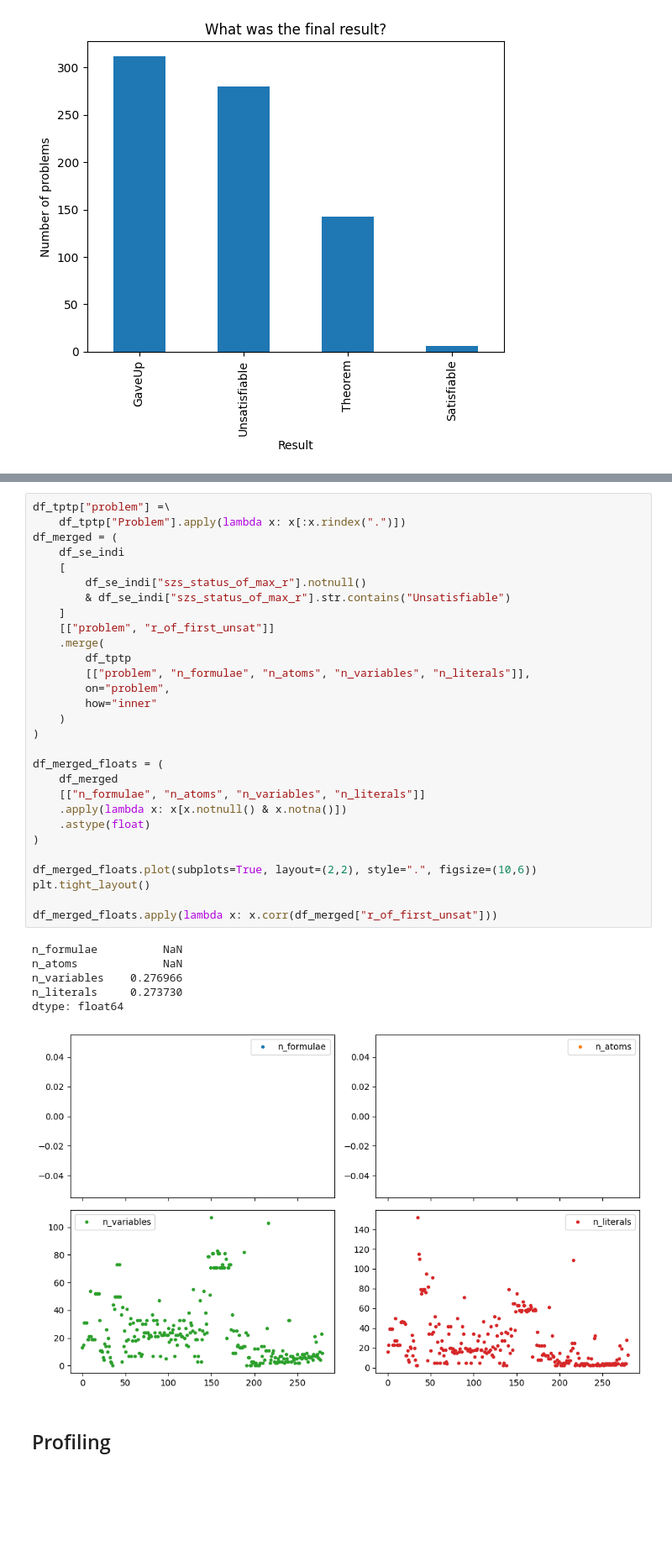
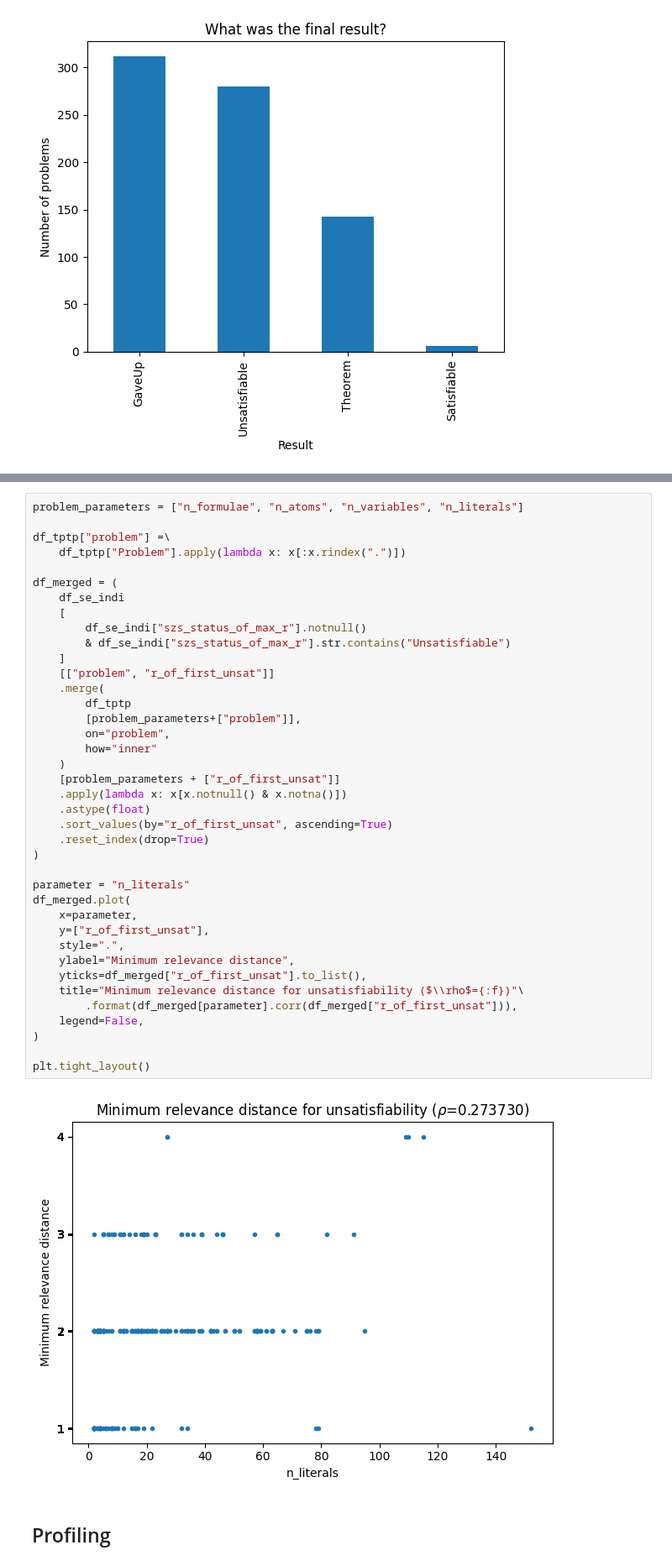
Before and after one commit to GehriJan/coursework-pyres, a Jupyter notebook: src/notebook.ipynb, the cells around one changed output, grey strips where cells are left out. Shown at 84% size. Cells and saved outputs as stored; diff of their text form; blank space fills up the shorter version.

Commit message:
feat: added chart

```diff
--- a/src/notebook.ipynb
+++ b/src/notebook.ipynb
@@ -495,39 +464,44 @@ df_tptp
 # %%
+problem_parameters = ["n_formulae", "n_atoms", "n_variables", "n_literals"]
+
 df_tptp["problem"] =\
     df_tptp["Problem"].apply(lambda x: x[:x.rindex(".")])
+
 df_merged = (
     df_se_indi
     [
         df_se_indi["szs_status_of_max_r"].notnull()
         & df_se_indi["szs_status_of_max_r"].str.contains("Unsatisfiable")
     ]
     [["problem", "r_of_first_unsat"]]
     .merge(
         df_tptp
-        [["problem", "n_formulae", "n_atoms", "n_variables", "n_literals"]],
+        [problem_parameters+["problem"]],
         on="problem",
         how="inner"
     )
+    [problem_parameters + ["r_of_first_unsat"]]
+    .apply(lambda x: x[x.notnull() & x.notna()])
+    .astype(float)
+    .sort_values(by="r_of_first_unsat", ascending=True)
+    .reset_index(drop=True)
 )
 
-df_merged_floats = (
-    df_merged
-    [["n_formulae", "n_atoms", "n_variables", "n_literals"]]
-    .apply(lambda x: x[x.notnull() & x.notna()])
-    .astype(float)
+parameter = "n_literals"
+df_merged.plot(
+    x=parameter,
+    y=["r_of_first_unsat"],
+    style=".",
+    ylabel="Minimum relevance distance",
+    yticks=df_merged["r_of_first_unsat"].to_list(),
+    title="Minimum relevance distance for unsatisfiability ($\\rho$={:f})"\
+        .format(df_merged[parameter].corr(df_merged["r_of_first_unsat"])),
+    legend=False,
 )
 
-df_merged_floats.plot(subplots=True, layout=(2,2), style=".", figsize=(10,6))
 plt.tight_layout()
-
-df_merged_floats.apply(lambda x: x.corr(df_merged["r_of_first_unsat"]))
 # %% [output]
-n_formulae          NaN
-n_atoms             NaN
-n_variables    0.276966
-n_literals     0.273730
-dtype: float64
-[figure, old version]
+[figure, new version]
 # %% [markdown]
 ## Profiling
 # %%
```
Also changed, not shown: parts of 4 cells of this notebook.
